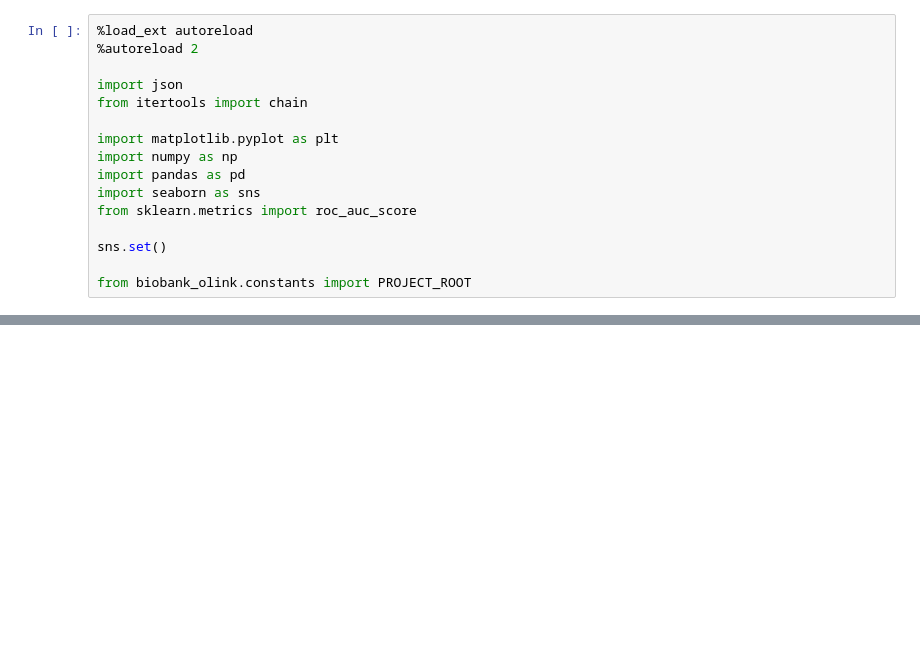
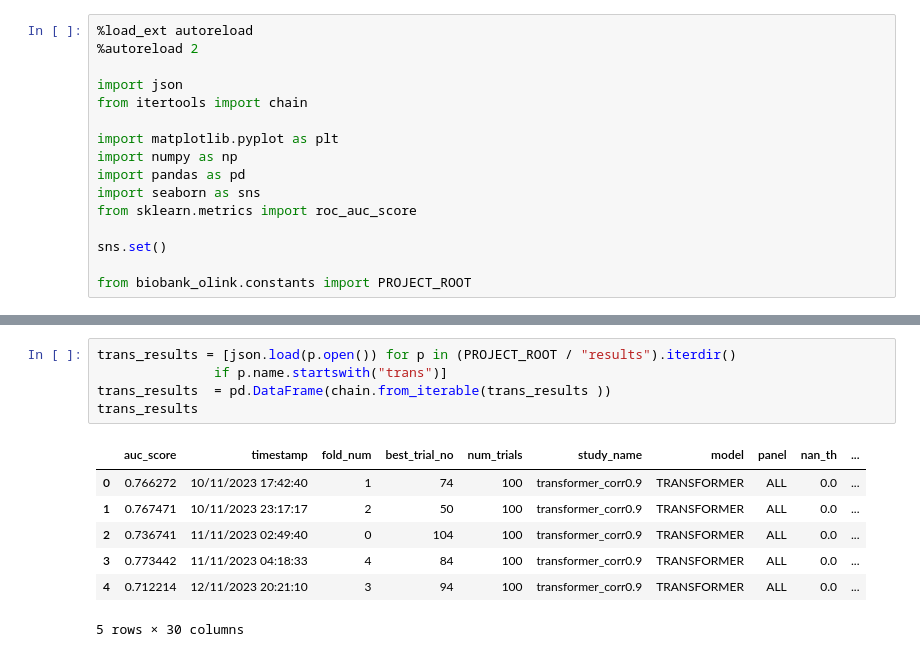
Before and after one commit to ipolharvard/biobank_olink, a Jupyter notebook: notebooks/exp_pred_diagnosis.ipynb, the cells around one changed output, grey strips where cells are left out. Cells and saved outputs as stored; diff of their text form; blank space fills up the shorter version.

```diff
--- a/notebooks/exp_pred_diagnosis.ipynb
+++ b/notebooks/exp_pred_diagnosis.ipynb
@@ -63,0 +91,13 @@ plt.show()
+# %%
+trans_results = [json.load(p.open()) for p in (PROJECT_ROOT / "results").iterdir()
+               if p.name.startswith("trans")]
+trans_results  = pd.DataFrame(chain.from_iterable(trans_results ))
+trans_results
+# %% [output]
+|  | auc_score | timestamp | fold_num | best_trial_no | num_trials | study_name | model | panel | nan_th | ... |
+| 0 | 0.766272 | 10/11/2023 17:42:40 | 1 | 74 | 100 | transformer_corr0.9 | TRANSFORMER | ALL | 0.0 | ... |
+| 1 | 0.767471 | 10/11/2023 23:17:17 | 2 | 50 | 100 | transformer_corr0.9 | TRANSFORMER | ALL | 0.0 | ... |
+| 2 | 0.736741 | 11/11/2023 02:49:40 | 0 | 104 | 100 | transformer_corr0.9 | TRANSFORMER | ALL | 0.0 | ... |
+| 3 | 0.773442 | 11/11/2023 04:18:33 | 4 | 84 | 100 | transformer_corr0.9 | TRANSFORMER | ALL | 0.0 | ... |
+| 4 | 0.712214 | 12/11/2023 20:21:10 | 3 | 94 | 100 | transformer_corr0.9 | TRANSFORMER | ALL | 0.0 | ... |
+5 rows × 30 columns
```
Also changed, not shown: parts of 4 cells of this notebook, 1 other file.
